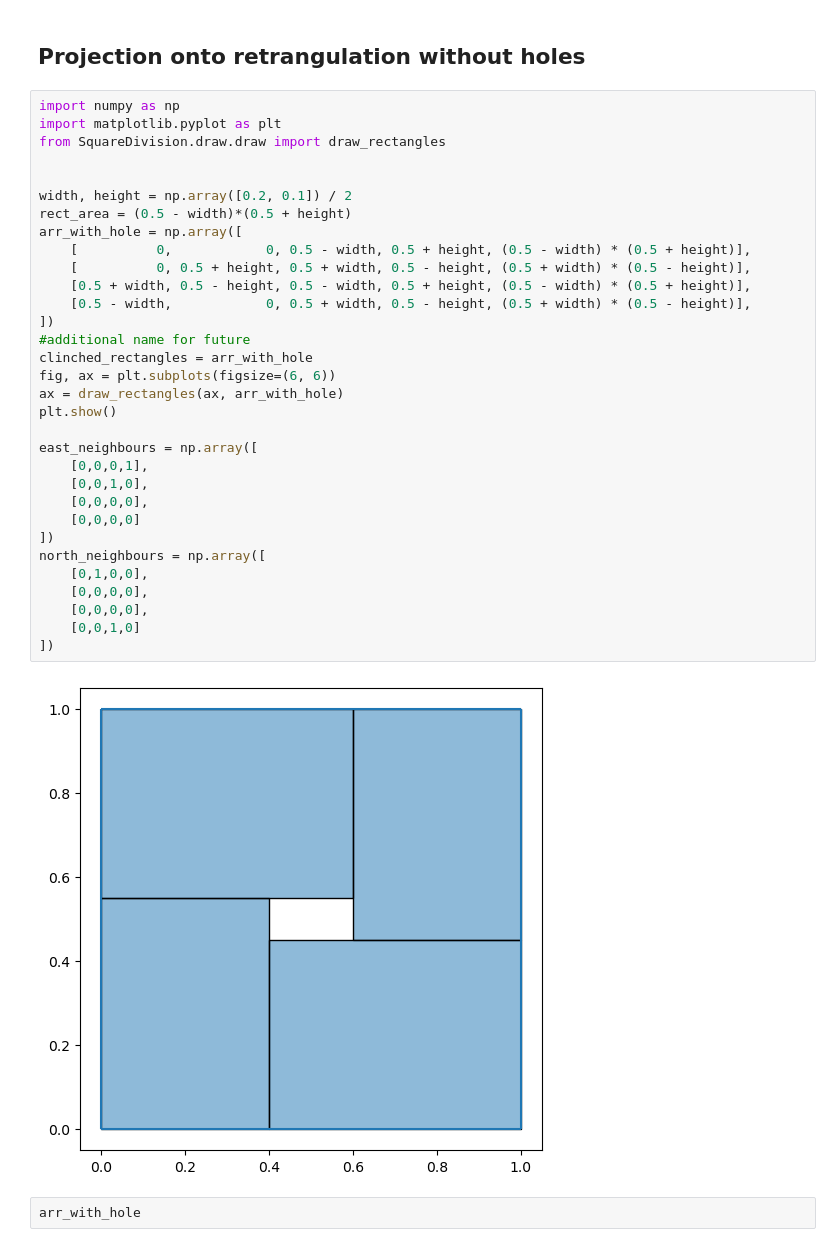
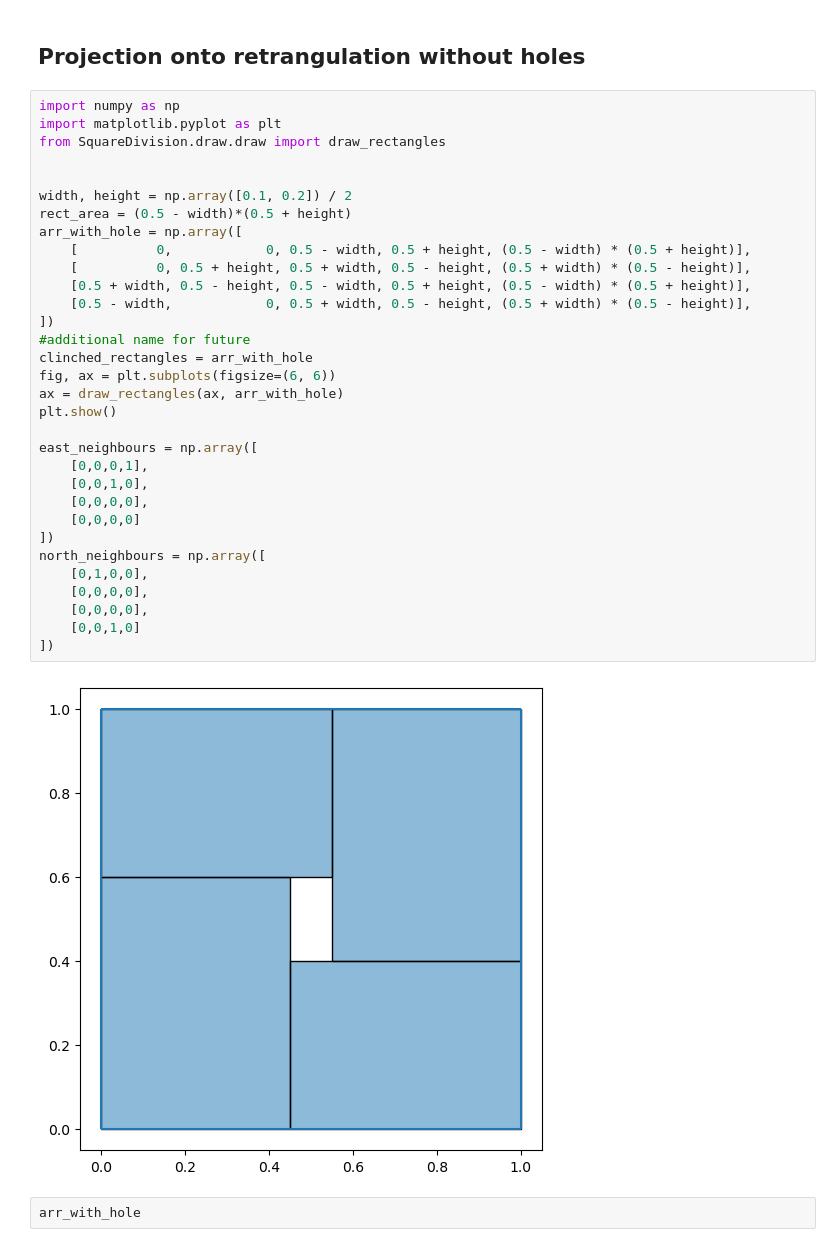
Before and after one commit to Polatucha16/SquareDivision, a Jupyter notebook: square_division_example.ipynb, the cells around one changed output. Cells and saved outputs as stored; diff of their text form.

```diff
--- a/square_division_example.ipynb
+++ b/square_division_example.ipynb
@@ -47,35 +121,35 @@ import numpy as np
 import matplotlib.pyplot as plt
 from SquareDivision.draw.draw import draw_rectangles
 
 
-width, height = np.array([0.2, 0.1]) / 2
+width, height = np.array([0.1, 0.2]) / 2
 rect_area = (0.5 - width)*(0.5 + height)
 arr_with_hole = np.array([
     [          0,            0, 0.5 - width, 0.5 + height, (0.5 - width) * (0.5 + height)],
     [          0, 0.5 + height, 0.5 + width, 0.5 - height, (0.5 + width) * (0.5 - height)],
     [0.5 + width, 0.5 - height, 0.5 - width, 0.5 + height, (0.5 - width) * (0.5 + height)],
     [0.5 - width,            0, 0.5 + width, 0.5 - height, (0.5 + width) * (0.5 - height)],
 ])
 #additional name for future
 clinched_rectangles = arr_with_hole
 fig, ax = plt.subplots(figsize=(6, 6))
 ax = draw_rectangles(ax, arr_with_hole)
 plt.show()
 
 east_neighbours = np.array([
     [0,0,0,1],
     [0,0,1,0],
     [0,0,0,0],
     [0,0,0,0]
 ])
 north_neighbours = np.array([
     [0,1,0,0],
     [0,0,0,0],
     [0,0,0,0],
     [0,0,1,0]
 ])
 # %% [output]
-[figure, old version]
+[figure, new version]
 # %%
 arr_with_hole
 # %% [output]
```
Also changed, not shown: parts of 33 cells of this notebook, 8 other files.
